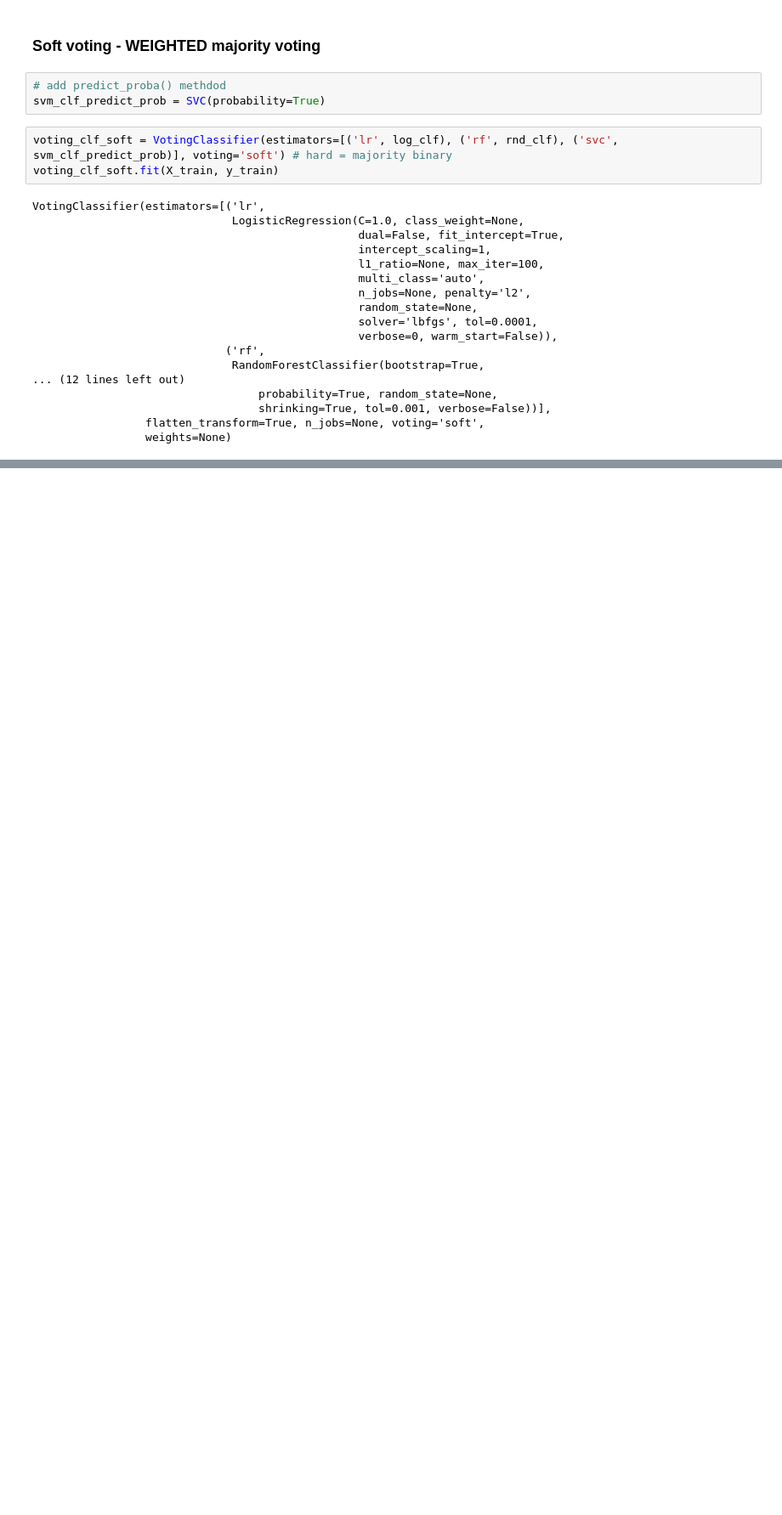
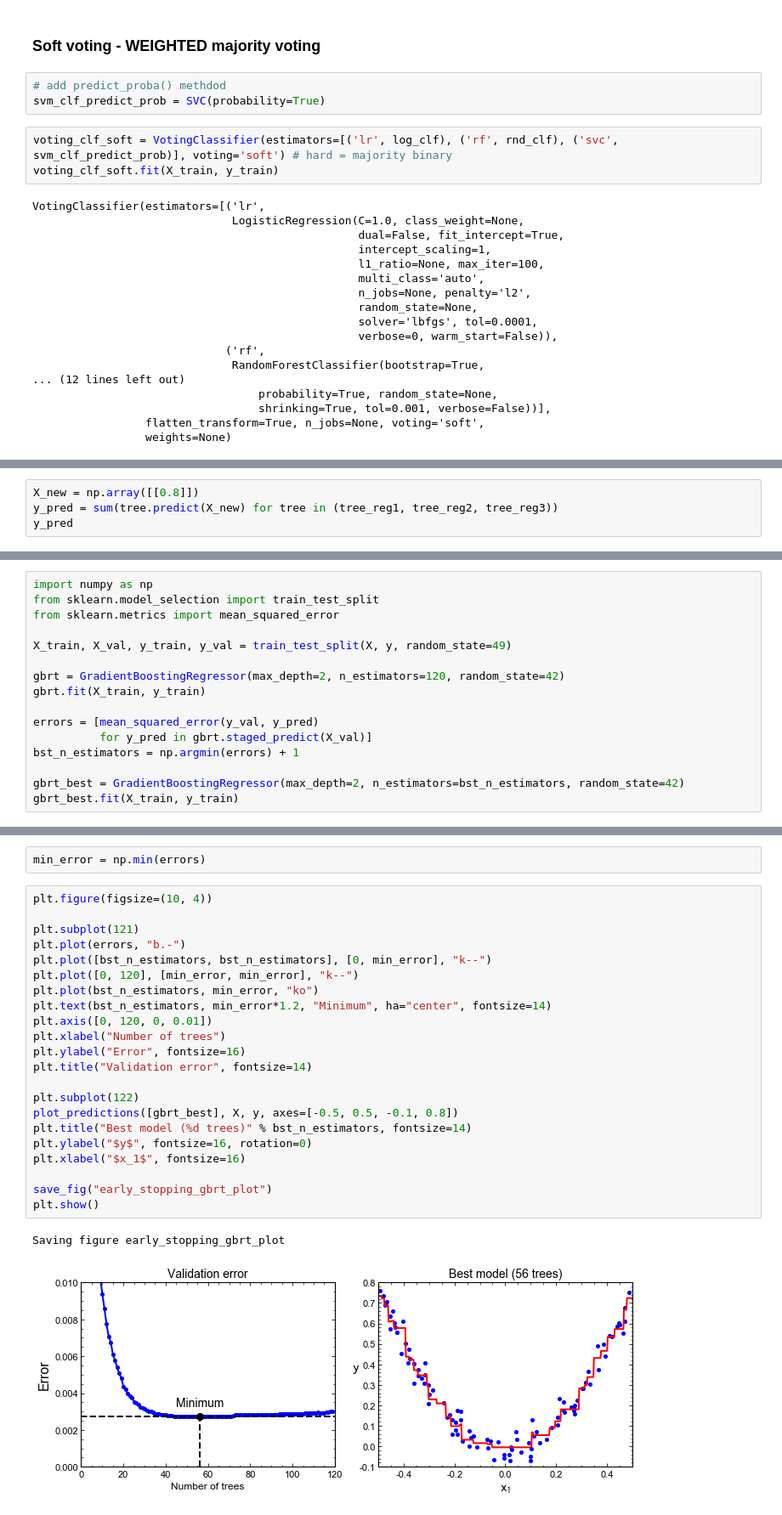
Before and after one commit to glukicov/ML_GPU, a Jupyter notebook: JupyterNB/Forest.ipynb, the cells around one changed output, grey strips where cells are left out. Shown: that part at 85% size. Cells and saved outputs as stored; diff of their text form; blank space fills up the shorter version.

```diff
--- a/JupyterNB/Forest.ipynb
+++ b/JupyterNB/Forest.ipynb
@@ -119,0 +401,4 @@ VotingClassifier 0.88
+# %%
+X_new = np.array([[0.8]])
+y_pred = sum(tree.predict(X_new) for tree in (tree_reg1, tree_reg2, tree_reg3))
+y_pred
@@ -119,0 +409,16 @@ VotingClassifier 0.88
+# %%
+import numpy as np
+from sklearn.model_selection import train_test_split
+from sklearn.metrics import mean_squared_error
+
+X_train, X_val, y_train, y_val = train_test_split(X, y, random_state=49)
+
+gbrt = GradientBoostingRegressor(max_depth=2, n_estimators=120, random_state=42)
+gbrt.fit(X_train, y_train)
+
+errors = [mean_squared_error(y_val, y_pred)
+          for y_pred in gbrt.staged_predict(X_val)]
+bst_n_estimators = np.argmin(errors) + 1
+
+gbrt_best = GradientBoostingRegressor(max_depth=2, n_estimators=bst_n_estimators, random_state=42)
+gbrt_best.fit(X_train, y_train)
@@ -119,0 +435,27 @@ VotingClassifier 0.88
+# %%
+min_error = np.min(errors)
+# %%
+plt.figure(figsize=(10, 4))
+
+plt.subplot(121)
+plt.plot(errors, "b.-")
+plt.plot([bst_n_estimators, bst_n_estimators], [0, min_error], "k--")
+plt.plot([0, 120], [min_error, min_error], "k--")
+plt.plot(bst_n_estimators, min_error, "ko")
+plt.text(bst_n_estimators, min_error*1.2, "Minimum", ha="center", fontsize=14)
+plt.axis([0, 120, 0, 0.01])
+plt.xlabel("Number of trees")
+plt.ylabel("Error", fontsize=16)
+plt.title("Validation error", fontsize=14)
+
+plt.subplot(122)
+plot_predictions([gbrt_best], X, y, axes=[-0.5, 0.5, -0.1, 0.8])
+plt.title("Best model (%d trees)" % bst_n_estimators, fontsize=14)
+plt.ylabel("$y$", fontsize=16, rotation=0)
+plt.xlabel("$x_1$", fontsize=16)
+
+save_fig("early_stopping_gbrt_plot")
+plt.show()
+# %% [output]
+Saving figure early_stopping_gbrt_plot
+[figure, added]
```
Also changed, not shown: parts of 57 cells of this notebook, 1 other file.
